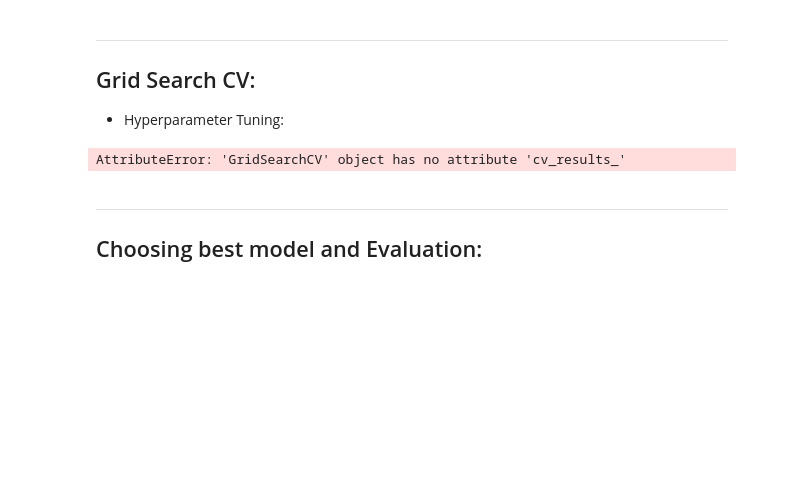
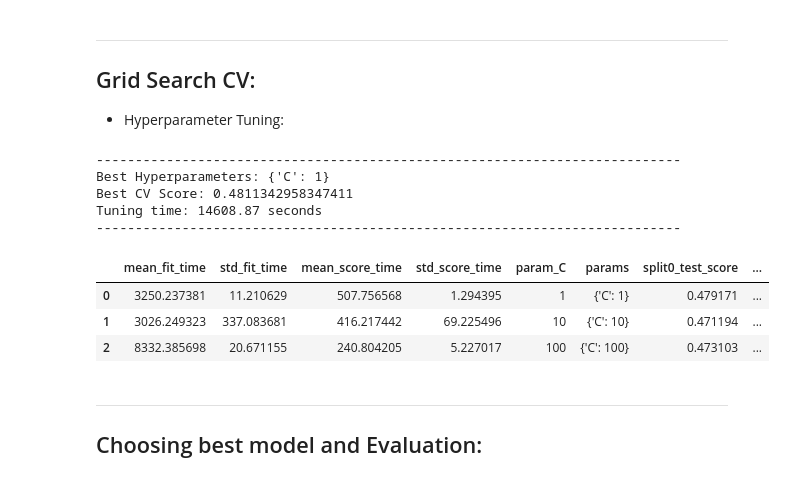
Before and after one commit to ghelanikirtan/Training-Tasks---SculptSoft, a Jupyter notebook: 12JUNE2025/svm_hyperparam_tuning.ipynb, the cells around one changed output. Cells and saved outputs as stored; diff of their text form; code cells hidden in the pictures; blank space fills up the shorter version.

Commit message:
Task [12th June 2025]: Hyperparameter Tuning applied on news classification dataset | status: completed.

```diff
--- a/12JUNE2025/svm_hyperparam_tuning.ipynb
+++ b/12JUNE2025/svm_hyperparam_tuning.ipynb
@@ -209,7 +209,7 @@ data.head(2)
 from sklearn.feature_extraction.text import TfidfVectorizer
 from sklearn.preprocessing import LabelEncoder
 # %%
-vectorizer = TfidfVectorizer(max_features=5000, ngram_range=(1,2), stop_words='english',  max_df=0.95, min_df=5)
+vectorizer = TfidfVectorizer(max_features=300, ngram_range=(1,2), stop_words='english',  max_df=0.95, min_df=5)
 label_encoder = LabelEncoder()
 # %%
 X = vectorizer.fit_transform(data['preprocessed_news'])
@@ -297,14 +298,16 @@ from sklearn.svm import SVC
 svm = SVC(kernel='linear', class_weight='balanced', random_state=42)
 # %%
 param_grid : dict = {
-    'C': [0.1,1,10,100]
+    'C': [0.1, 1,10]
 }
 # %%
 grid = GridSearchCV(
     estimator=svm,
     param_grid=param_grid,
-    cv=5, #splitting strategy
-    n_jobs=10
+    cv=5,
+    # cv=5, #splitting strategy
+    n_jobs=8,
+    scoring='f1_micro'
 )
 # %%
 grid.fit(X_train, y_train)
@@ -317,7 +320,18 @@ Best CV Score: {grid.best_score_}
 Tuning time: {round(res_df['mean_fit_time'].sum(), 2)} seconds
 {'-'*75}""")
 # %% [output]
-AttributeError: 'GridSearchCV' object has no attribute 'cv_results_'
+---------------------------------------------------------------------------
+Best Hyperparameters: {'C': 1}
+Best CV Score: 0.4811342958347411
+Tuning time: 14608.87 seconds
+---------------------------------------------------------------------------
+# %%
+res_df
+# %% [output]
+|  | mean_fit_time | std_fit_time | mean_score_time | std_score_time | param_C | params | split0_test_score | ... |
+| 0 | 3250.237381 | 11.210629 | 507.756568 | 1.294395 | 1 | {'C': 1} | 0.479171 | ... |
+| 1 | 3026.249323 | 337.083681 | 416.217442 | 69.225496 | 10 | {'C': 10} | 0.471194 | ... |
+| 2 | 8332.385698 | 20.671155 | 240.804205 | 5.227017 | 100 | {'C': 100} | 0.473103 | ... |
 # %% [markdown]
 ---
 ## Choosing best model and Evaluation:
```
Also changed, not shown: parts of 7 cells of this notebook.
